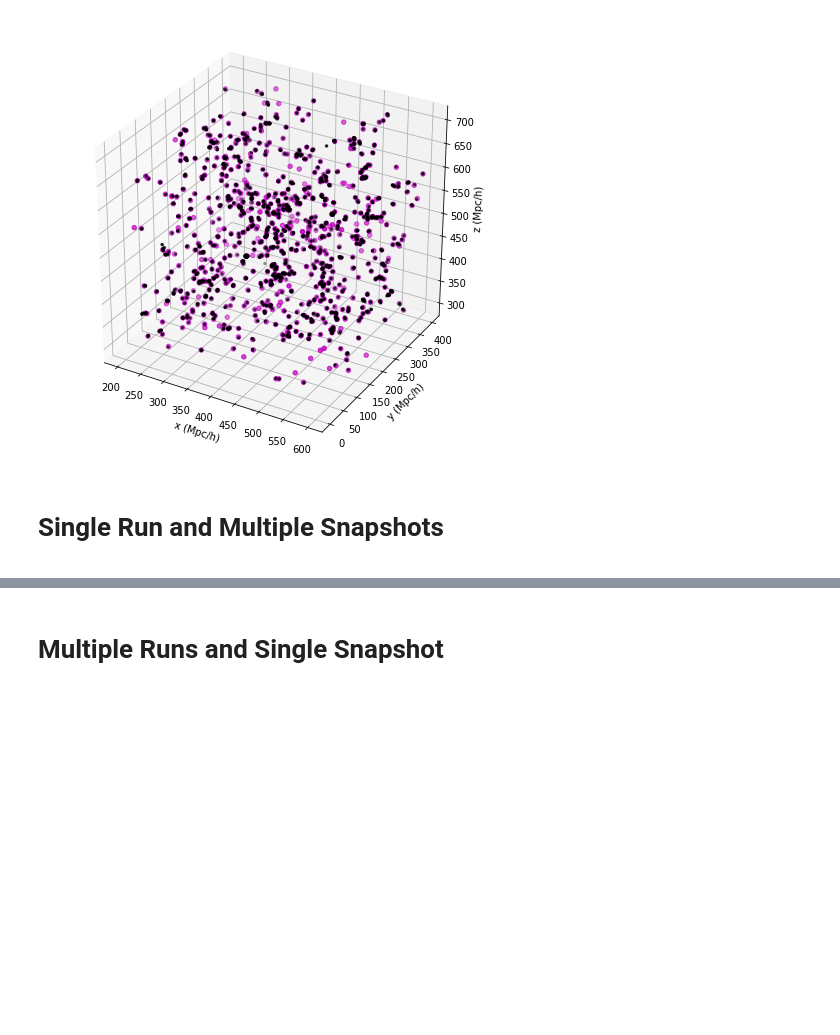
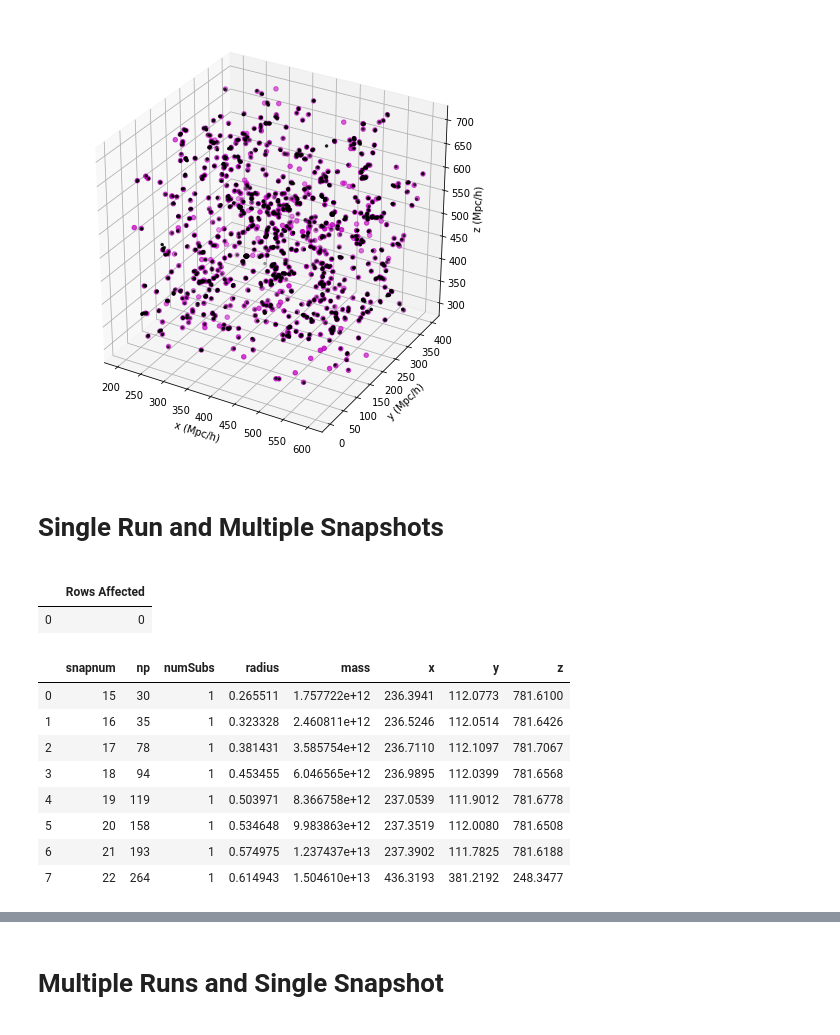
Before and after one commit to bfalck/indra-tools, a Jupyter notebook: database_examples.ipynb, the cells around one changed output, grey strips where cells are left out. Saved outputs shown, nothing was run; the diff lists cells and outputs as text; code cells hidden in the pictures; blank space fills up the shorter version.

```diff
--- a/database_examples.ipynb
+++ b/database_examples.ipynb
@@ -130,3 +130,13 @@ ax.set_zlabel('z (Mpc/h)');
 <a id="key2"></a>
 # %%
 # - select most massive halo from all snapshots of a given run -- plot it?
+# %%
+# We create a table in your MyDB below: if you do have done this already, first drop the table
+temptable = f'massive_{X}{Y}{Z}'
+sql="""IF OBJECT_ID('{table}', 'U') IS NOT NULL
+  DROP TABLE {table}
+""".format(table=temptable)
+cj.executeQuery(sql,"MyDB")
+# %% [output]
+|  | Rows Affected |
+| 0 | 0 |
@@ -132,0 +152,13 @@ ax.set_zlabel('z (Mpc/h)');
+# %%
+df = cj.executeQuery('select * from MyDB.{} order by snapnum'.format(temptable))
+df[:8]
+# %% [output]
+|  | snapnum | np | numSubs | radius | mass | x | y | z |
+| 0 | 15 | 30 | 1 | 0.265511 | 1.757722e+12 | 236.3941 | 112.0773 | 781.6100 |
+| 1 | 16 | 35 | 1 | 0.323328 | 2.460811e+12 | 236.5246 | 112.0514 | 781.6426 |
+| 2 | 17 | 78 | 1 | 0.381431 | 3.585754e+12 | 236.7110 | 112.1097 | 781.7067 |
+| 3 | 18 | 94 | 1 | 0.453455 | 6.046565e+12 | 236.9895 | 112.0399 | 781.6568 |
+| 4 | 19 | 119 | 1 | 0.503971 | 8.366758e+12 | 237.0539 | 111.9012 | 781.6778 |
+| 5 | 20 | 158 | 1 | 0.534648 | 9.983863e+12 | 237.3519 | 112.0080 | 781.6508 |
+| 6 | 21 | 193 | 1 | 0.574975 | 1.237437e+13 | 237.3902 | 111.7825 | 781.6188 |
+| 7 | 22 | 264 | 1 | 0.614943 | 1.504610e+13 | 436.3193 | 381.2192 | 248.3477 |
```
Also changed, not shown: parts of 4 cells of this notebook.
